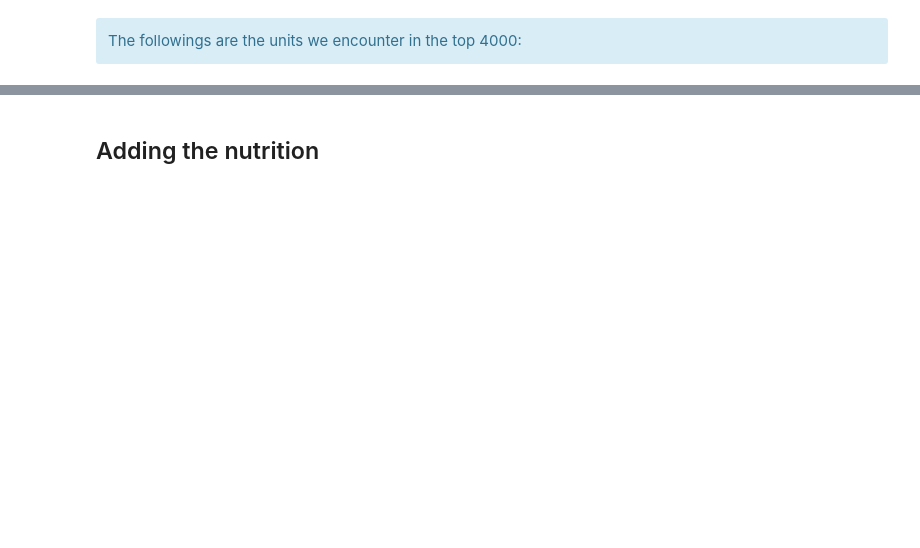
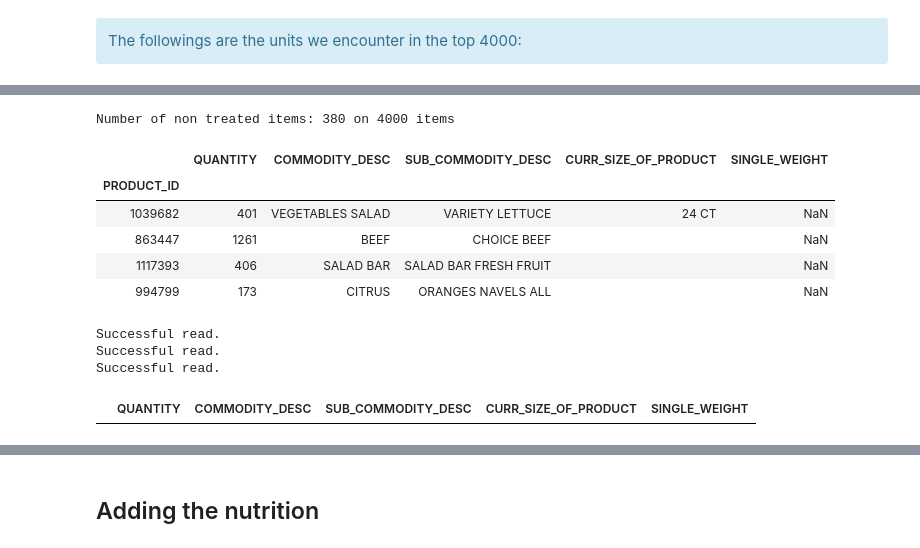
Before and after one commit to raphaelreiss/ADA_project, a Jupyter notebook: src/TermProject.ipynb, the cells around one changed output, grey strips where cells are left out. Cells and saved outputs as stored; diff of their text form; code cells hidden in the pictures; blank space fills up the shorter version.

```diff
--- a/src/TermProject.ipynb
+++ b/src/TermProject.ipynb
@@ -169,3 +167,2 @@ get_weight('12 PK/13 OZ')
 # %%
-top4000['SINGLE_WEIGHT']  = top4000.CURR_SIZE_OF_PRODUCT.apply(get_weight).values
-top4000['TOT_WEIGHT'] = top4000.SINGLE_WEIGHT * top4000.QUANTITY
+top4000['SINGLE_WEIGHT']  = top4000.CURR_SIZE_OF_PRODUCT.apply(wf.get_weight).values
@@ -171,0 +176,27 @@ top4000['TOT_WEIGHT'] = top4000.SINGLE_WEIGHT * top4000.QUANTITY
+# %%
+ct_count = top4000[top4000.CURR_SIZE_OF_PRODUCT.str.contains('QT')].shape[0]
+qt_count = top4000[top4000.CURR_SIZE_OF_PRODUCT.str.contains('QT')].shape[0]
+space_count = top4000[top4000.CURR_SIZE_OF_PRODUCT == ' '].shape[0]
+print('Number of non treated items: %i on %i items' % ((ct_count + qt_count + space_count),top4000.shape[0]))
+# %% [output]
+Number of non treated items: 380 on 4000 items
+# %%
+top4000[top4000.SINGLE_WEIGHT.isna()].sample(4)
+# %% [output]
+|  | QUANTITY | COMMODITY_DESC | SUB_COMMODITY_DESC | CURR_SIZE_OF_PRODUCT | SINGLE_WEIGHT |
+| PRODUCT_ID |  |  |  |  |  |
+| 1039682 | 401 | VEGETABLES SALAD | VARIETY LETTUCE | 24 CT | NaN |
+| 863447 | 1261 | BEEF | CHOICE BEEF |  | NaN |
+| 1117393 | 406 | SALAD BAR | SALAD BAR FRESH FRUIT |  | NaN |
+| 994799 | 173 | CITRUS | ORANGES NAVELS ALL |  | NaN |
+# %%
+single_weights_ct_df = pd.DataFrame.from_dict(wf.start_create_single_weights('CT',top4000),orient = 'index')\
+                        .rename(columns = {0: 'SINGLE_WEIGHT'})
+single_weights_qt_df = pd.DataFrame.from_dict(wf.start_create_single_weights('QT',top4000),orient = 'index')\
+                        .rename(columns = {0: 'SINGLE_WEIGHT'})
+single_weights_space_df = pd.DataFrame.from_dict(wf.start_create_single_weights('space',top4000),orient = 'index')\
+                        .rename(columns = {0: 'SINGLE_WEIGHT'})
+# %% [output]
+Successful read.
+Successful read.
+Successful read.
@@ -172 +215,6 @@ top4000['TOT_WEIGHT'] = top4000.SINGLE_WEIGHT * top4000.QUANTITY
+# %%
+#we make sure that all the items now have a weight
+top4000[top4000.SINGLE_WEIGHT.isna()]
+# %% [output]
+|  | QUANTITY | COMMODITY_DESC | SUB_COMMODITY_DESC | CURR_SIZE_OF_PRODUCT | SINGLE_WEIGHT |
 # %%
```
Also changed, not shown: parts of 68 cells of this notebook, 7 other files.
